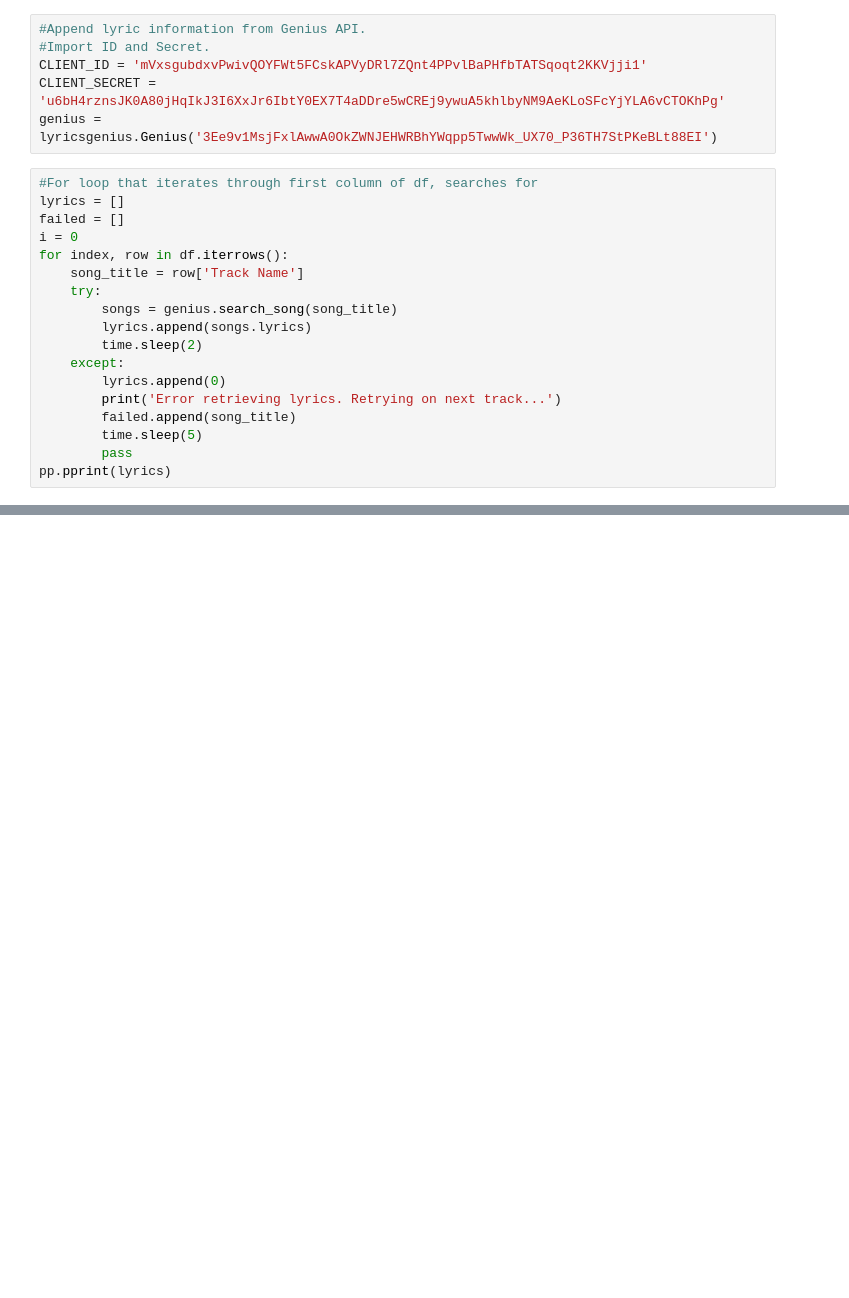
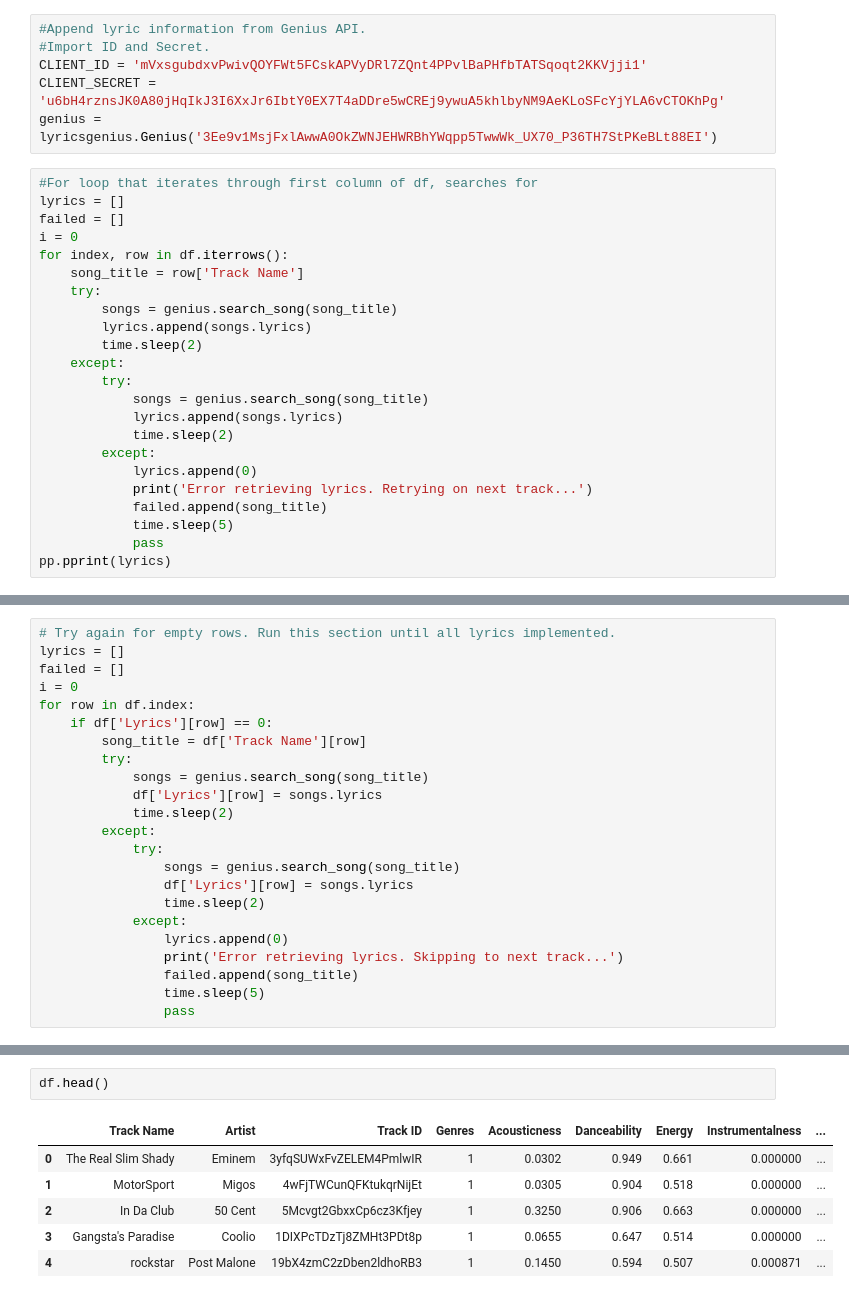
Before and after one commit to soderquista/genre-predictor, a Jupyter notebook: API-requests.ipynb, the cells around one changed output, grey strips where cells are left out. Drawn from its saved outputs; the diff is of its cells as text; blank space fills up the shorter version.

Commit message:
Lyrics attached

```diff
--- a/API-requests.ipynb
+++ b/API-requests.ipynb
@@ -148,9 +148,14 @@ for index, row in df.iterrows():
         lyrics.append(songs.lyrics)
         time.sleep(2)
     except:
-        lyrics.append(0)
-        print('Error retrieving lyrics. Retrying on next track...')
-        failed.append(song_title)
-        time.sleep(5)
-        pass
+        try:
+            songs = genius.search_song(song_title)
+            lyrics.append(songs.lyrics)
+            time.sleep(2)
+        except:
+            lyrics.append(0)
+            print('Error retrieving lyrics. Retrying on next track...')
+            failed.append(song_title)
+            time.sleep(5)
+            pass
 pp.pprint(lyrics)
@@ -160,0 +192,23 @@ df.head()
+# %%
+# Try again for empty rows. Run this section until all lyrics implemented.
+lyrics = []
+failed = []
+i = 0
+for row in df.index:
+    if df['Lyrics'][row] == 0:
+        song_title = df['Track Name'][row]
+        try:
+            songs = genius.search_song(song_title)
+            df['Lyrics'][row] = songs.lyrics
+            time.sleep(2)
+        except:
+            try:
+                songs = genius.search_song(song_title)
+                df['Lyrics'][row] = songs.lyrics
+                time.sleep(2)
+            except:
+                lyrics.append(0)
+                print('Error retrieving lyrics. Skipping to next track...')
+                failed.append(song_title)
+                time.sleep(5)
+                pass
@@ -160,0 +244,9 @@ df.head()
+# %%
+df.head()
+# %% [output]
+|  | Track Name | Artist | Track ID | Genres | Acousticness | Danceability | Energy | Instrumentalness | ... |
+| 0 | The Real Slim Shady | Eminem | 3yfqSUWxFvZELEM4PmlwIR | 1 | 0.0302 | 0.949 | 0.661 | 0.000000 | ... |
+| 1 | MotorSport | Migos | 4wFjTWCunQFKtukqrNijEt | 1 | 0.0305 | 0.904 | 0.518 | 0.000000 | ... |
+| 2 | In Da Club | 50 Cent | 5Mcvgt2GbxxCp6cz3Kfjey | 1 | 0.3250 | 0.906 | 0.663 | 0.000000 | ... |
+| 3 | Gangsta's Paradise | Coolio | 1DIXPcTDzTj8ZMHt3PDt8p | 1 | 0.0655 | 0.647 | 0.514 | 0.000000 | ... |
+| 4 | rockstar | Post Malone | 19bX4zmC2zDben2ldhoRB3 | 1 | 0.1450 | 0.594 | 0.507 | 0.000871 | ... |
```
Also changed, not shown: parts of 4 cells of this notebook, 2 other files.
